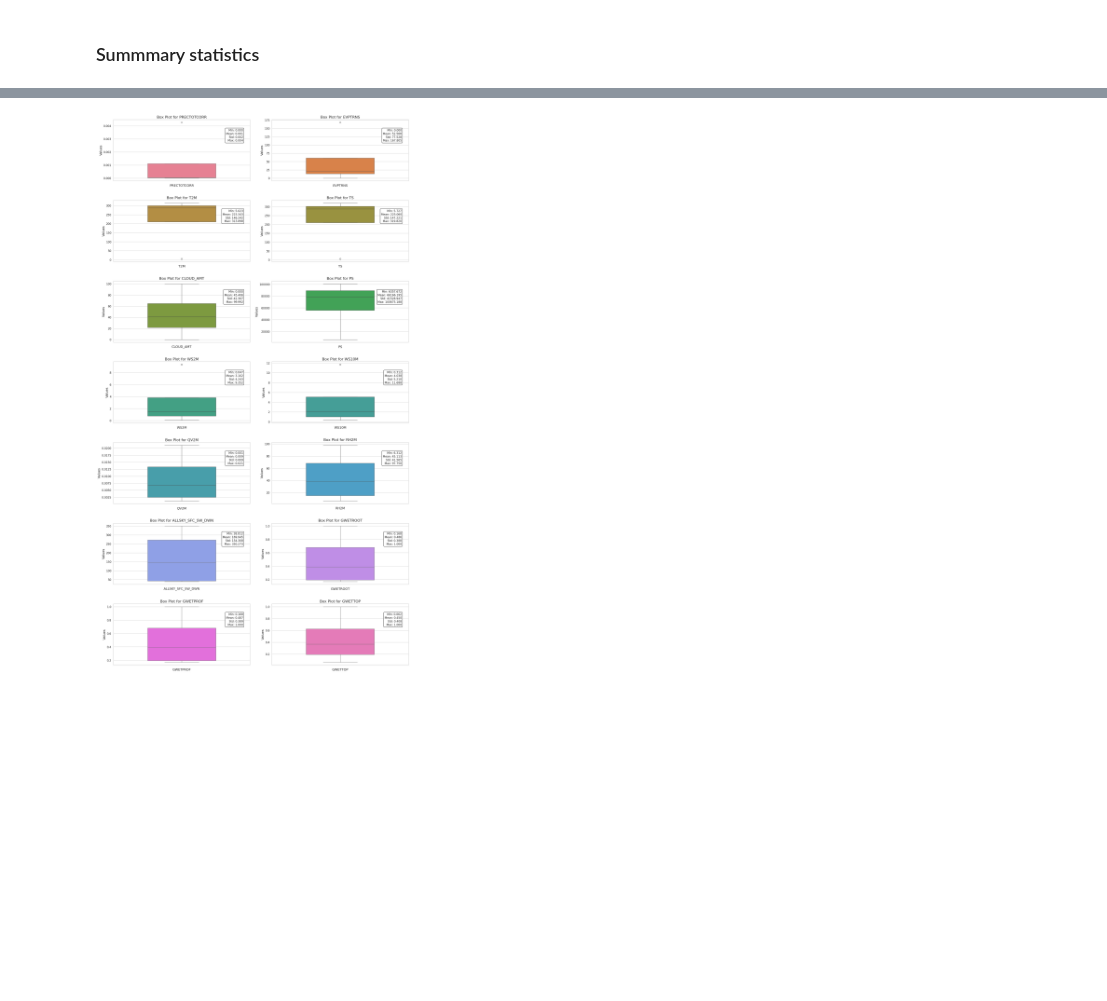
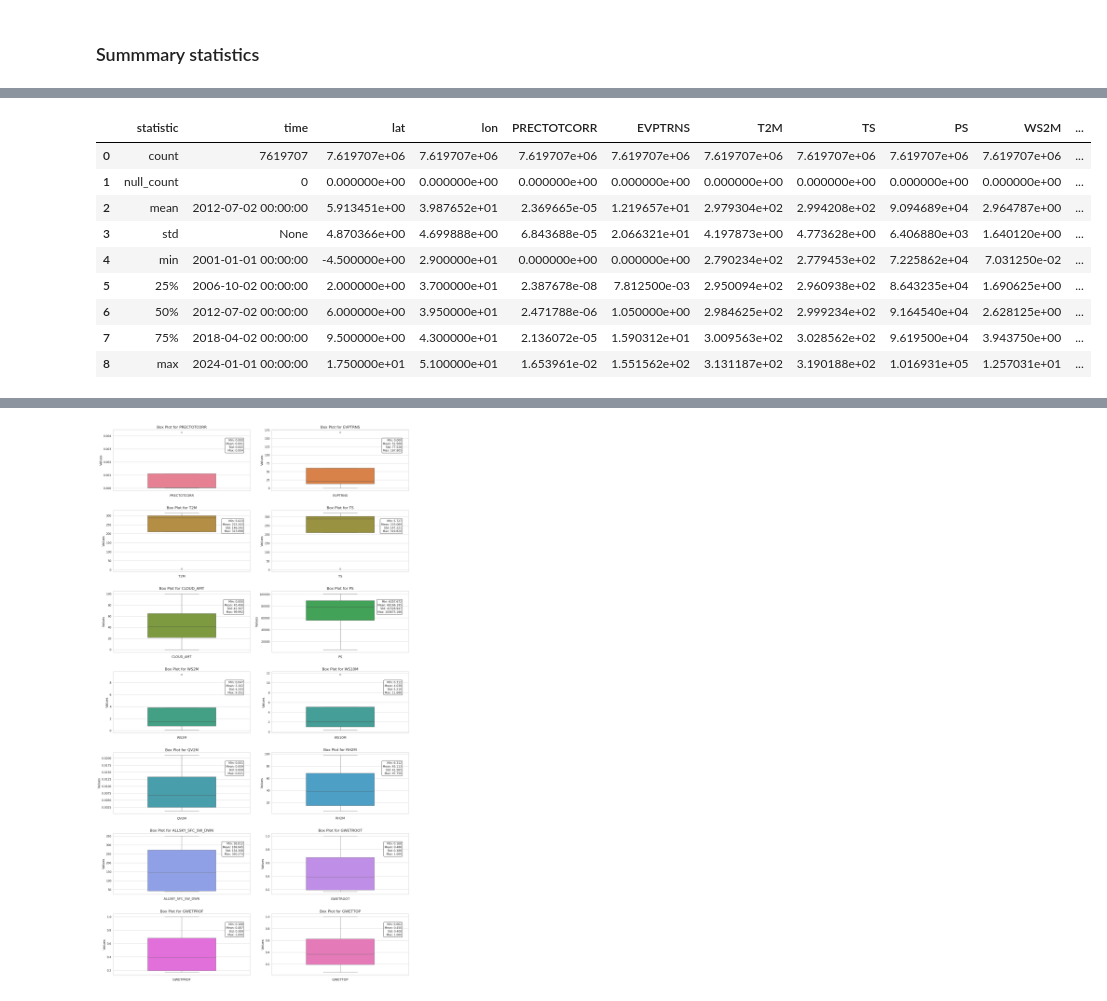
Before and after one commit to AdamPrzychodniPrivate/soil-water-forecasting, a Jupyter notebook: ml-modeling-pipeline/notebooks/3.1 ESTDA_global.ipynb, the cells around one changed output, grey strips where cells are left out. Cells and saved outputs as stored; diff of their text form; code cells hidden in the pictures; blank space fills up the shorter version.

```diff
--- a/ml-modeling-pipeline/notebooks/3.1 ESTDA_global.ipynb
+++ b/ml-modeling-pipeline/notebooks/3.1 ESTDA_global.ipynb
@@ -249,0 +152,13 @@ stats_df_transposed
+# %%
+summary_stats_pandas
+# %% [output]
+|  | statistic | time | lat | lon | PRECTOTCORR | EVPTRNS | T2M | TS | PS | WS2M | ... |
+| 0 | count | 7619707 | 7.619707e+06 | 7.619707e+06 | 7.619707e+06 | 7.619707e+06 | 7.619707e+06 | 7.619707e+06 | 7.619707e+06 | 7.619707e+06 | ... |
+| 1 | null_count | 0 | 0.000000e+00 | 0.000000e+00 | 0.000000e+00 | 0.000000e+00 | 0.000000e+00 | 0.000000e+00 | 0.000000e+00 | 0.000000e+00 | ... |
+| 2 | mean | 2012-07-02 00:00:00 | 5.913451e+00 | 3.987652e+01 | 2.369665e-05 | 1.219657e+01 | 2.979304e+02 | 2.994208e+02 | 9.094689e+04 | 2.964787e+00 | ... |
+| 3 | std | None | 4.870366e+00 | 4.699888e+00 | 6.843688e-05 | 2.066321e+01 | 4.197873e+00 | 4.773628e+00 | 6.406880e+03 | 1.640120e+00 | ... |
+| 4 | min | 2001-01-01 00:00:00 | -4.500000e+00 | 2.900000e+01 | 0.000000e+00 | 0.000000e+00 | 2.790234e+02 | 2.779453e+02 | 7.225862e+04 | 7.031250e-02 | ... |
+| 5 | 25% | 2006-10-02 00:00:00 | 2.000000e+00 | 3.700000e+01 | 2.387678e-08 | 7.812500e-03 | 2.950094e+02 | 2.960938e+02 | 8.643235e+04 | 1.690625e+00 | ... |
+| 6 | 50% | 2012-07-02 00:00:00 | 6.000000e+00 | 3.950000e+01 | 2.471788e-06 | 1.050000e+00 | 2.984625e+02 | 2.999234e+02 | 9.164540e+04 | 2.628125e+00 | ... |
+| 7 | 75% | 2018-04-02 00:00:00 | 9.500000e+00 | 4.300000e+01 | 2.136072e-05 | 1.590312e+01 | 3.009563e+02 | 3.028562e+02 | 9.619500e+04 | 3.943750e+00 | ... |
+| 8 | max | 2024-01-01 00:00:00 | 1.750000e+01 | 5.100000e+01 | 1.653961e-02 | 1.551562e+02 | 3.131187e+02 | 3.190188e+02 | 1.016931e+05 | 1.257031e+01 | ... |
```
Also changed, not shown: parts of 16 cells of this notebook.
